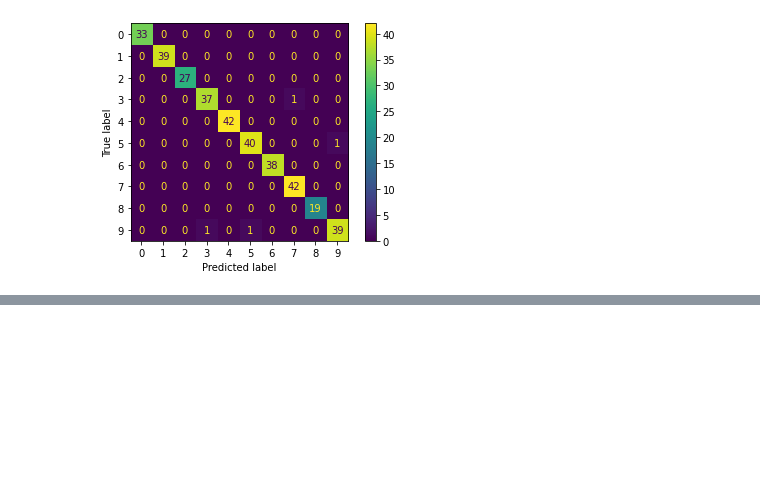
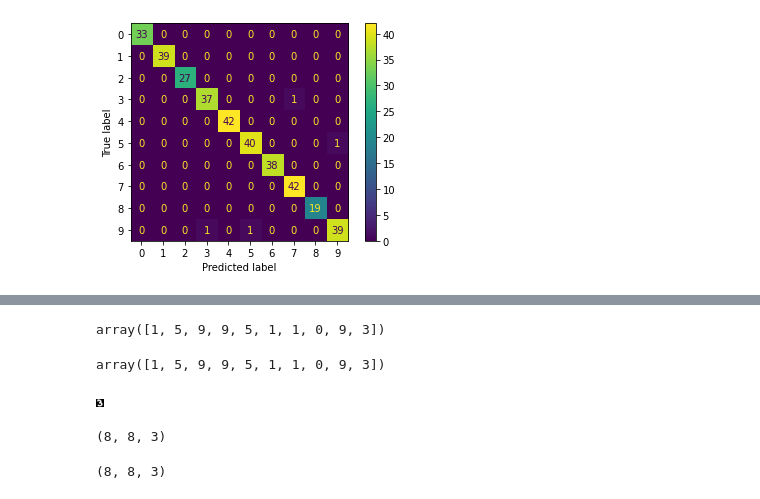
Before and after one commit to TheKeiser/ai-ml-principles-exercises, a Jupyter notebook: ML-training/digit_classification_sklearn.ipynb, the cells around one changed output, grey strips where cells are left out. Cells and saved outputs as stored; diff of their text form; code cells hidden in the pictures; blank space fills up the shorter version.

Commit message:
Prediction of images

```diff
--- a/ML-training/digit_classification_sklearn.ipynb
+++ b/ML-training/digit_classification_sklearn.ipynb
@@ -138,0 +154,12 @@ metrics.ConfusionMatrixDisplay.from_predictions(y_test, predicted) #evaluate mod
+# %%
+mymodel.predict(x_test[:10]) #använder vå inladdade modell (som är samma som tidigare)
+# %% [output]
+array([1, 5, 9, 9, 5, 1, 1, 0, 9, 3])
+# %%
+y_test[:10] #verifierar med labels
+# %% [output]
+array([1, 5, 9, 9, 5, 1, 1, 0, 9, 3])
+# %%
+Image.open("Egen-3.jpg").resize((8,8)) #öppnar och resizar till vad modellen förväntar
+# %% [output]
+[figure, added]
@@ -138,0 +168,4 @@ metrics.ConfusionMatrixDisplay.from_predictions(y_test, predicted) #evaluate mod
+# %%
+np_im.shape
+# %% [output]
+(8, 8, 3)
@@ -138,0 +176,4 @@ metrics.ConfusionMatrixDisplay.from_predictions(y_test, predicted) #evaluate mod
+# %%
+preprocessed_img.shape
+# %% [output]
+(8, 8, 3)
```
Also changed, not shown: parts of 9 cells of this notebook.
